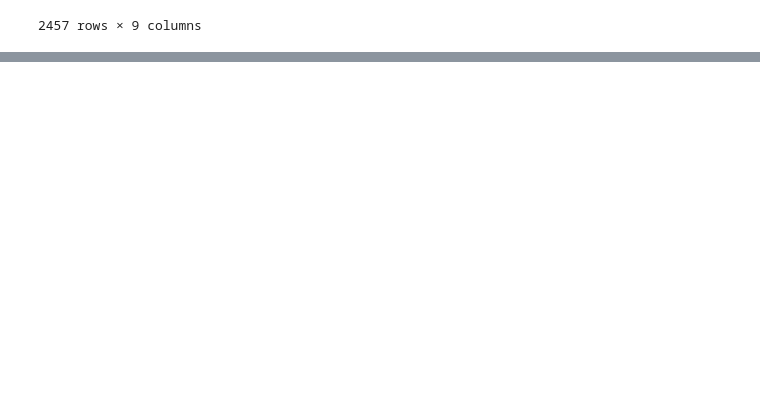
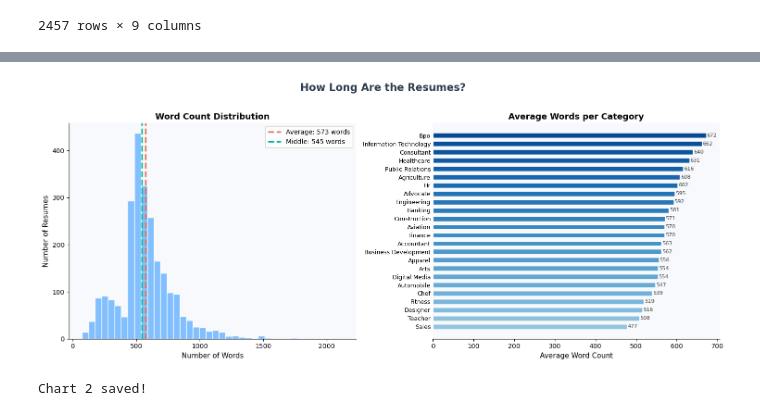
Before and after one commit to bhaktijagtap2406/Automated-Resume-System, a Jupyter notebook: notebooks/resume_screeing.ipynb, the cells around one changed output, grey strips where cells are left out. Saved outputs shown, nothing was run; the diff lists cells and outputs as text; code cells hidden in the pictures; blank space fills up the shorter version.

```diff
--- a/notebooks/resume_screeing.ipynb
+++ b/notebooks/resume_screeing.ipynb
@@ -573,0 +660,73 @@ NEXT STEP: Use resumes_final.csv
+# %%
+fig, axes = plt.subplots(1, 2, figsize=(15, 6))
+fig.suptitle('How Long Are the Resumes?',
+             fontsize=16, fontweight='bold',
+             color='#2c3e50', y=1.02)
+
+# ── Left: Histogram ───────────────────────────────────────
+axes[0].hist(df['Word_Count'],
+             bins=40,
+             color='#74b9ff',
+             edgecolor='white',
+             alpha=0.9)
+axes[0].axvline(df['Word_Count'].mean(),
+                color='#e17055',
+                linewidth=2.5,
+                linestyle='--',
+                label=f"Average: "
+                      f"{df['Word_Count'].mean():.0f} words")
+axes[0].axvline(df['Word_Count'].median(),
+                color='#00b894',
+                linewidth=2.5,
+                linestyle='--',
+                label=f"Middle: "
+                      f"{df['Word_Count'].median():.0f} words")
+axes[0].set_title('Word Count Distribution',
+                  fontsize=13, fontweight='bold')
+axes[0].set_xlabel('Number of Words',
+                   fontsize=11)
+axes[0].set_ylabel('Number of Resumes',
+                   fontsize=11)
+axes[0].legend(fontsize=10)
+axes[0].set_facecolor('#f8f9fd')
+axes[0].spines['top'].set_visible(False)
+axes[0].spines['right'].set_visible(False)
+
+# ── Right: Average word count per category ────────────────
+avg_words = df.groupby('Cat_Clean')['Word_Count'
+    ].mean().sort_values(ascending=True)
+
+colors2 = plt.cm.Blues(
+    np.linspace(0.4, 0.9, len(avg_words)))
+axes[1].barh(avg_words.index,
+             avg_words.values,
+             color=colors2,
+             edgecolor='white',
+             height=0.6)
+
+for i, val in enumerate(avg_words.values):
+    axes[1].text(val + 2, i,
+                 f'{val:.0f}',
+                 va='center', fontsize=8,
+                 color='#333333')
+
+axes[1].set_title('Average Words per Category',
+                  fontsize=13, fontweight='bold')
+axes[1].set_xlabel('Average Word Count',
+                   fontsize=11)
+axes[1].set_facecolor('#f8f9fd')
+axes[1].spines['top'].set_visible(False)
+axes[1].spines['right'].set_visible(False)
+axes[1].spines['left'].set_visible(False)
+axes[1].tick_params(axis='y', length=0,
+                    labelsize=9)
+
+plt.tight_layout()
+plt.savefig('../notebooks/viz_02_wordcount.png',
+            dpi=150, bbox_inches='tight',
+            facecolor='white')
+plt.show()
+print("Chart 2 saved!")
+# %% [output]
+[figure, added]
+Chart 2 saved!
```
Also changed, not shown: parts of 29 cells of this notebook, 8 other files.
